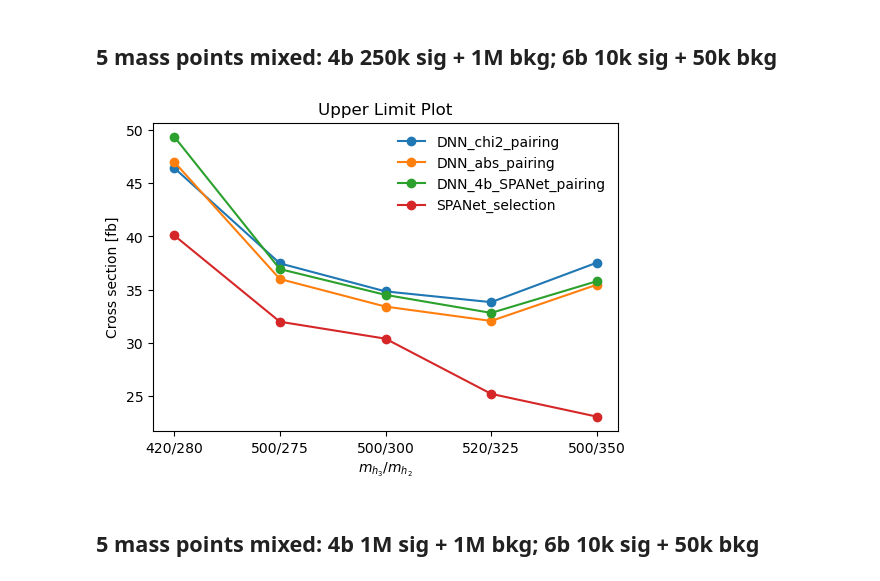
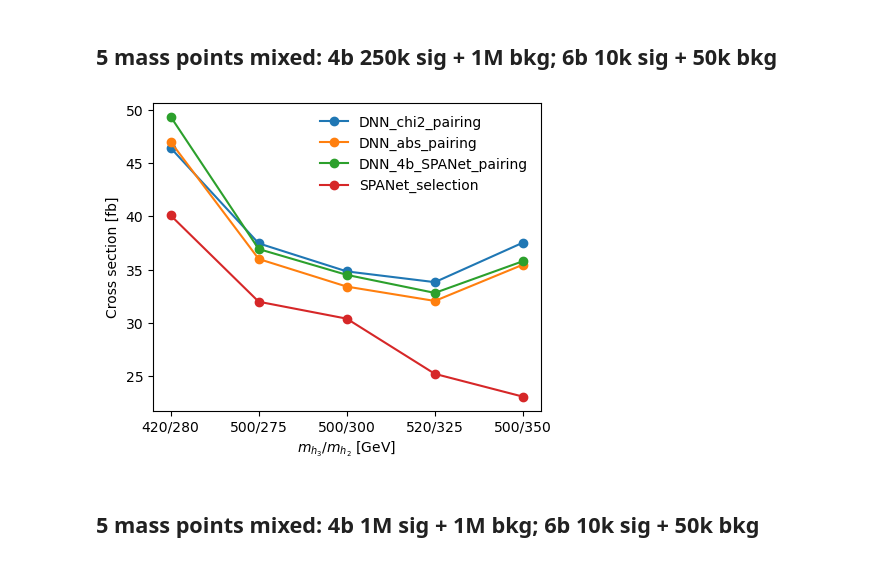
Before and after one commit to r10222035/3h6b_collider_study, a Jupyter notebook: set_upper_limit.ipynb, the cells around one changed output. Drawn from its saved outputs; the diff is of its cells as text; code cells hidden in the pictures.

Commit message:
Code: Update the upper limit plot of the mix-5 250k datasets

```diff
--- a/set_upper_limit.ipynb
+++ b/set_upper_limit.ipynb
@@ -229,27 +229,28 @@ for m3, m2 in tqdm(m3_m2_list):
 
     results[selection][(m3, m2)] = result
 # %%
-fig, ax = plt.subplots(figsize=(6, 4))
+fig, ax = plt.subplots(figsize=(5, 4))
 for selection_method in ['DNN_chi2_pairing', 'DNN_abs_pairing', 'DNN_4b_SPANet_pairing', 'SPANet_selection']:
     upper_limits = []
     MG_cross_section = []
     for m3_m2 in m3_m2_list:
         cross_section_s = results[selection_method][m3_m2]['Signal cross section']
         cross_upper_limit = results[selection_method][m3_m2]['Upper limit info']['Expected limits'][2] * cross_section_s
         upper_limits.append(cross_upper_limit)
 
         MG_cross_section.append(cross_section_s)
 
     m3_m2_label = [f'{m3}/{m2}' for m3, m2 in m3_m2_list]
     ax.plot(m3_m2_label, upper_limits, label=f'{selection_method}', marker='o')
 
-ax.set_xlabel('$m_{h_3}/m_{h_2}$')
+ax.set_xlabel('$m_{h_3}/m_{h_2}$ [GeV]')
 ax.set_ylabel('Cross section [fb]')
 ax.legend(frameon=False)
-plt.title('Upper Limit Plot')
+
+plt.savefig('./figures/cross_section_upper_limit-TRSM-mix_5-250k.pdf', dpi=300, facecolor='White', bbox_inches='tight')
 plt.show()
 # %% [output]
-[figure, old version]
+[figure, new version]
 # %% [markdown]
 ## 5 mass points mixed: 4b 1M sig + 1M bkg; 6b 10k sig + 50k bkg
 # %%
```
Also changed, not shown: 1 other file.
